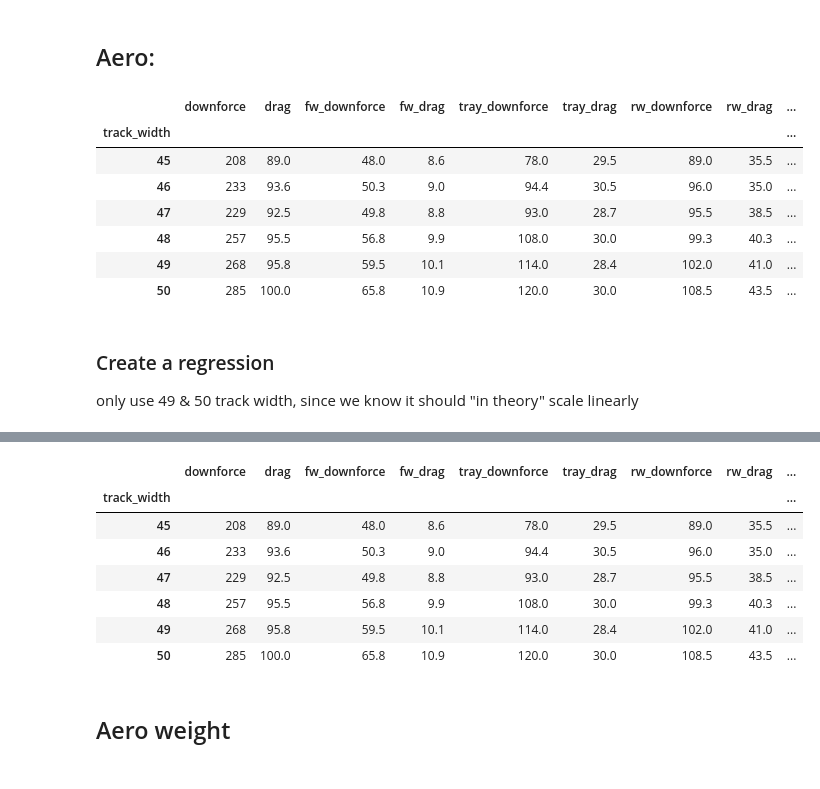
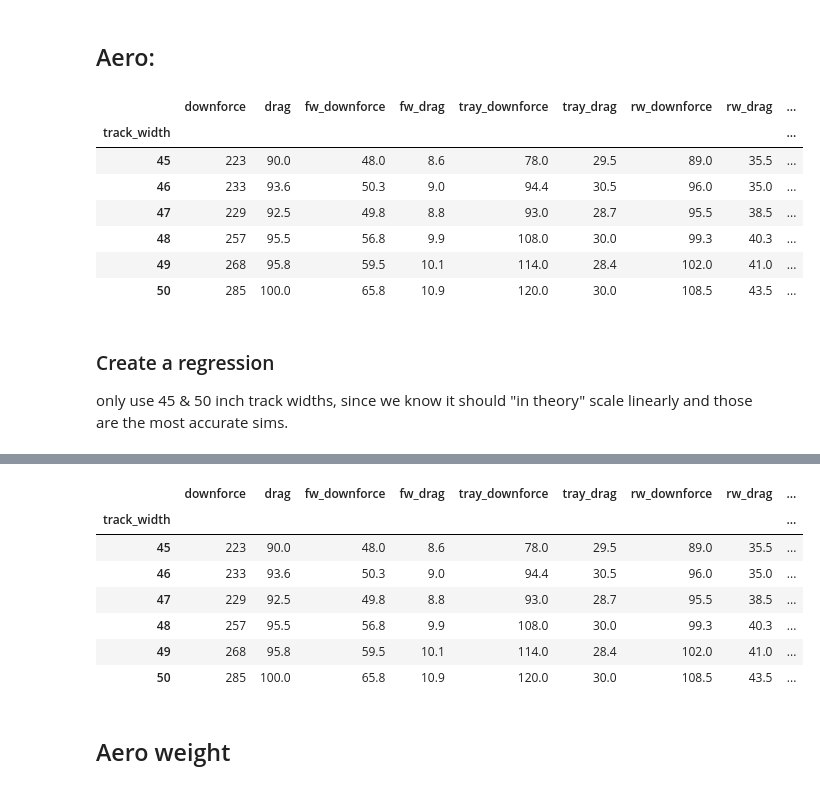
Before and after one commit to msfrt/Simulation, a Jupyter notebook: tw_wb/Track width and wheelbase study.ipynb, the cells around one changed output, grey strips where cells are left out. Drawn from its saved outputs; the diff is of its cells as text; code cells hidden in the pictures.

```diff
--- a/tw_wb/Track width and wheelbase study.ipynb
+++ b/tw_wb/Track width and wheelbase study.ipynb
@@ -6,24 +6,24 @@
 # %%
 import numpy as np
 import pandas as pd
 
 # data from James' sims
-data = [[45, 208,   89,   48,  8.6,   78, 29.5,    89, 35.5, 0.33],
+data = [[45, 223,   90,   48,  8.6,   78, 29.5,    89, 35.5, 0.33],
         [46, 233, 93.6, 50.3,    9, 94.4, 30.5,    96,   35, 0.32],
         [47, 229, 92.5, 49.8,  8.8,   93, 28.7,  95.5, 38.5, 0.30],
         [48, 257, 95.5, 56.8,  9.9,  108,   30,  99.3, 40.3, 0.36],
         [49, 268, 95.8, 59.5, 10.1,  114, 28.4,   102,   41, 0.37],
         [50, 285,  100, 65.8, 10.9,  120,   30, 108.5, 43.5, 0.37]]
 aero_df = pd.DataFrame(data)
 aero_df.columns = ["track_width", "downforce", "drag", "fw_downforce", "fw_drag", "tray_downforce", "tray_drag", "rw_downforce", "rw_drag", "abal"]
 aero_df.set_index("track_width", inplace=True)
 
 # show the dataframe below
 aero_df
 # %% [output]
 |  | downforce | drag | fw_downforce | fw_drag | tray_downforce | tray_drag | rw_downforce | rw_drag | ... |
 | track_width |  |  |  |  |  |  |  |  | ... |
-| 45 | 208 | 89.0 | 48.0 | 8.6 | 78.0 | 29.5 | 89.0 | 35.5 | ... |
+| 45 | 223 | 90.0 | 48.0 | 8.6 | 78.0 | 29.5 | 89.0 | 35.5 | ... |
 | 46 | 233 | 93.6 | 50.3 | 9.0 | 94.4 | 30.5 | 96.0 | 35.0 | ... |
 | 47 | 229 | 92.5 | 49.8 | 8.8 | 93.0 | 28.7 | 95.5 | 38.5 | ... |
 | 48 | 257 | 95.5 | 56.8 | 9.9 | 108.0 | 30.0 | 99.3 | 40.3 | ... |
@@ -31,6 +31,6 @@ aero_df
 | 50 | 285 | 100.0 | 65.8 | 10.9 | 120.0 | 30.0 | 108.5 | 43.5 | ... |
 # %% [markdown]
 ### Create a regression
-only use 49 & 50 track width, since we know it should "in theory" scale linearly
+only use 45 & 50 inch track widths, since we know it should "in theory" scale linearly and those are the most accurate sims.
 # %%
 # generate a polynomial and a function to predict y-values
@@ -80,18 +80,18 @@ aero_df["downforce_scale"] = aero_df["downforce"] / aero_df["downforce"][50]
 aero_df["drag_scale"]      = aero_df["drag"]      / aero_df["drag"][50]
 
 # generate regressions for the 49 & 50 inch TWs
-coefs = np.polyfit(aero_df.index[aero_df.index >= 49], aero_df["downforce_scale"][aero_df.index >= 49], deg=1)
+coefs = np.polyfit([45, 50], [aero_df["downforce_scale"][45], aero_df["downforce_scale"][50]], deg=1)
 downforce_scale_factor = np.poly1d(coefs)
 
 # now for drag
-coefs = np.polyfit(aero_df.index[aero_df.index >= 49], aero_df["drag_scale"][aero_df.index >= 49], deg=1)
+coefs = np.polyfit([45, 50], [aero_df["drag_scale"][45], aero_df["drag_scale"][50]], deg=1)
 drag_scale_factor = np.poly1d(coefs)
 
 aero_df
 # %% [output]
 |  | downforce | drag | fw_downforce | fw_drag | tray_downforce | tray_drag | rw_downforce | rw_drag | ... |
 | track_width |  |  |  |  |  |  |  |  | ... |
-| 45 | 208 | 89.0 | 48.0 | 8.6 | 78.0 | 29.5 | 89.0 | 35.5 | ... |
+| 45 | 223 | 90.0 | 48.0 | 8.6 | 78.0 | 29.5 | 89.0 | 35.5 | ... |
 | 46 | 233 | 93.6 | 50.3 | 9.0 | 94.4 | 30.5 | 96.0 | 35.0 | ... |
 | 47 | 229 | 92.5 | 49.8 | 8.8 | 93.0 | 28.7 | 95.5 | 38.5 | ... |
 | 48 | 257 | 95.5 | 56.8 | 9.9 | 108.0 | 30.0 | 99.3 | 40.3 | ... |
```
Also changed, not shown: parts of 2 cells of this notebook.
